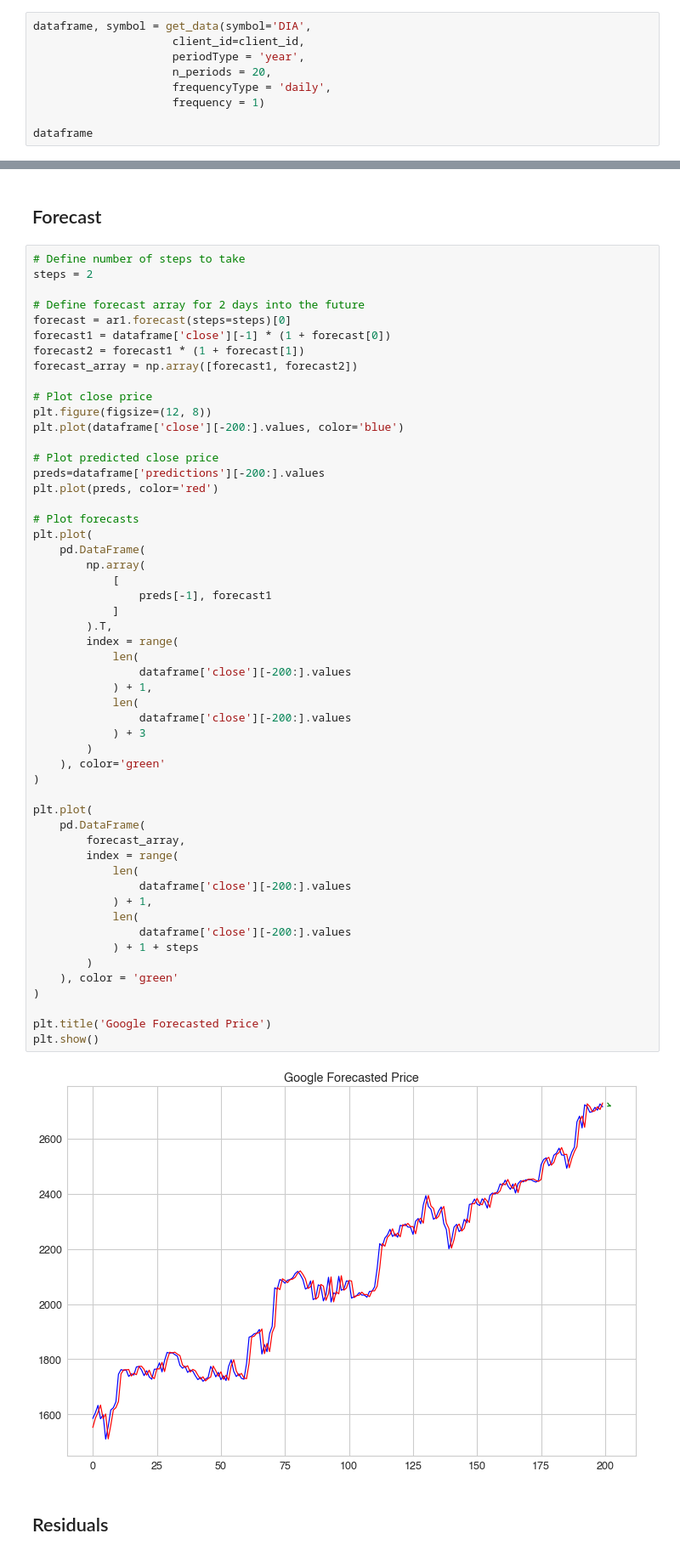
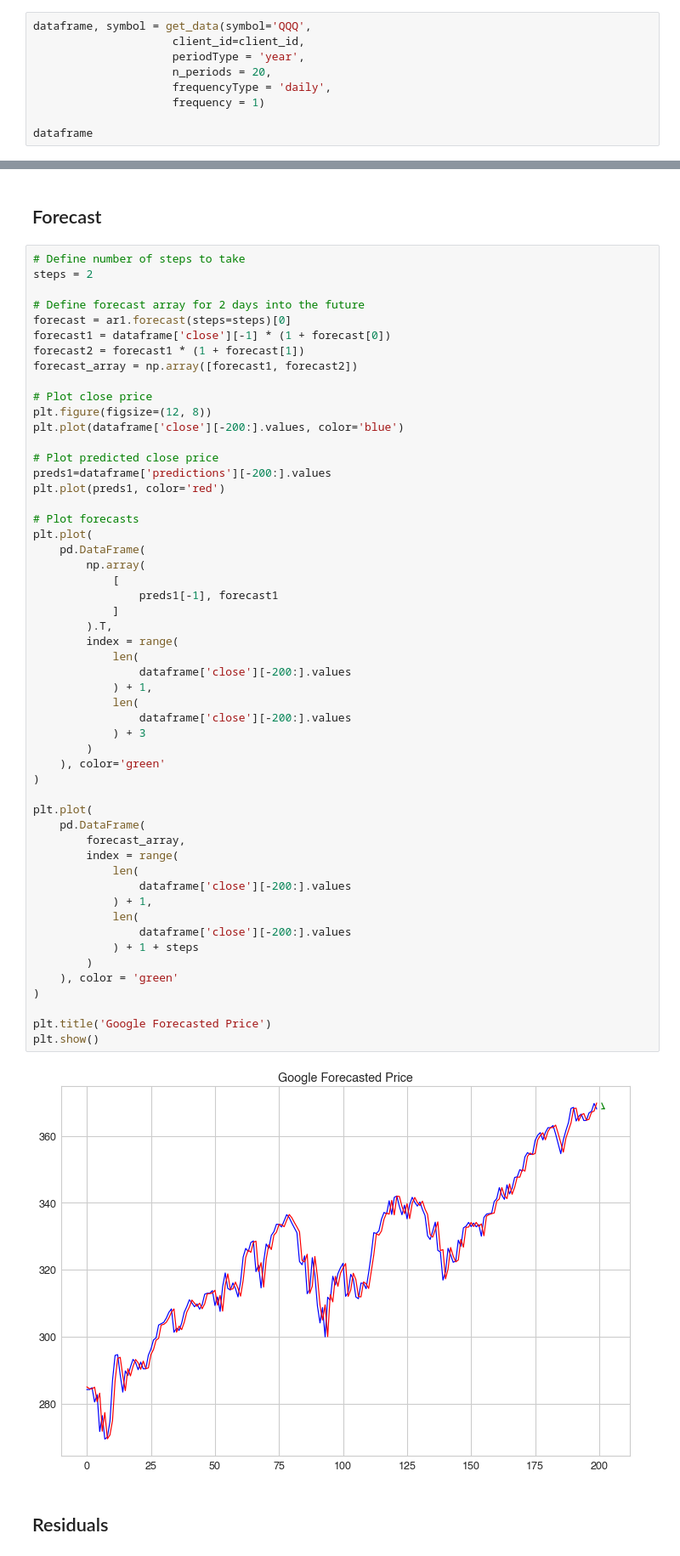
Before and after one commit to mdominguez2010/predict-stock-price-arima, a Jupyter notebook: google_forecast.ipynb, the cells around one changed output, grey strips where cells are left out. Shown at 85% size. Saved outputs shown, nothing was run; the diff lists cells and outputs as text.

```diff
--- a/google_forecast.ipynb
+++ b/google_forecast.ipynb
@@ -117,7 +115,7 @@ def get_data(symbol,
 
     return dataframe, symbol
 # %%
-dataframe, symbol = get_data(symbol='DIA',
+dataframe, symbol = get_data(symbol='QQQ',
                      client_id=client_id,
                      periodType = 'year',
                      n_periods = 20,
@@ -425,46 +425,46 @@ plt.figure(figsize=(12, 8))
 plt.plot(dataframe['close'][-200:].values, color='blue')
 
 # Plot predicted close price
-preds=dataframe['predictions'][-200:].values
-plt.plot(preds, color='red')
+preds1=dataframe['predictions'][-200:].values
+plt.plot(preds1, color='red')
 
 # Plot forecasts
 plt.plot(
     pd.DataFrame(
         np.array(
             [
-                preds[-1], forecast1
+                preds1[-1], forecast1
             ]
         ).T,
         index = range(
             len(
                 dataframe['close'][-200:].values
             ) + 1,
             len(
                 dataframe['close'][-200:].values
             ) + 3
         )
     ), color='green'
 )
 
 plt.plot(
     pd.DataFrame(
         forecast_array,
         index = range(
             len(
                 dataframe['close'][-200:].values
             ) + 1,
             len(
                 dataframe['close'][-200:].values
             ) + 1 + steps
         )
     ), color = 'green'
 )
 
 plt.title('Google Forecasted Price')
 plt.show()
 # %% [output]
-[figure, old version]
+[figure, new version]
 # %% [markdown]
 ## Residuals
 # %%
```
Also changed, not shown: parts of 15 cells of this notebook.
